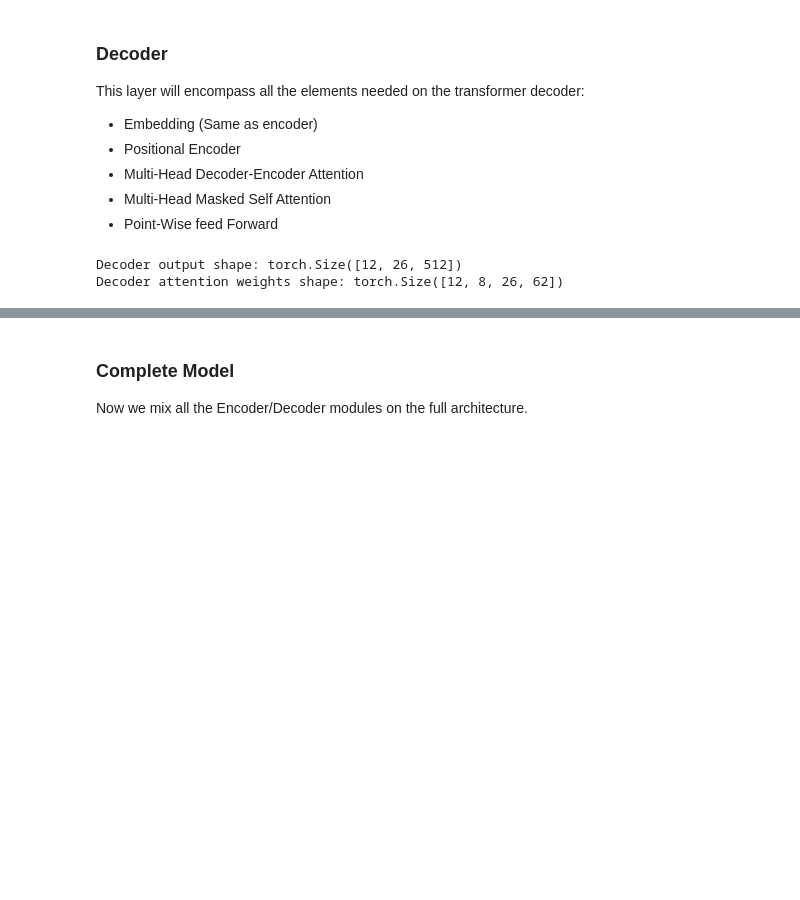
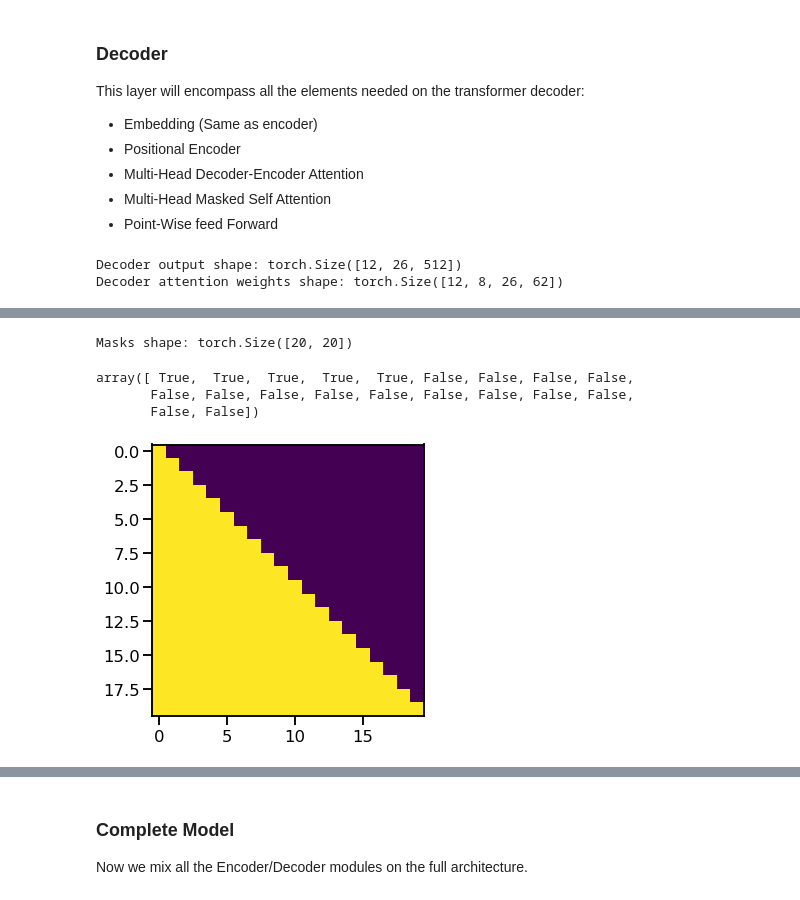
Before and after one commit to leonardoaraujosantos/transformers_learning, a Jupyter notebook: notebooks/transformer.ipynb, the cells around one changed output, grey strips where cells are left out. Cells and saved outputs as stored; diff of their text form; code cells hidden in the pictures; blank space fills up the shorter version.

```diff
--- a/notebooks/transformer.ipynb
+++ b/notebooks/transformer.ipynb
@@ -211,0 +219,14 @@ Decoder attention weights shape: torch.Size([12, 8, 26, 62])
+# %%
+masks = create_look_ahead_mask(size=20)
+print('Masks shape:', masks.shape)
+plt.figure(figsize=(5,5))
+plt.imshow(masks);
+
+# What we can see at position 4
+masks[4].numpy()
+# %% [output]
+Masks shape: torch.Size([20, 20])
+array([ True,  True,  True,  True,  True, False, False, False, False,
+       False, False, False, False, False, False, False, False, False,
+       False, False])
+[figure, added]
```
Also changed, not shown: parts of 6 cells of this notebook, 1 other file.
